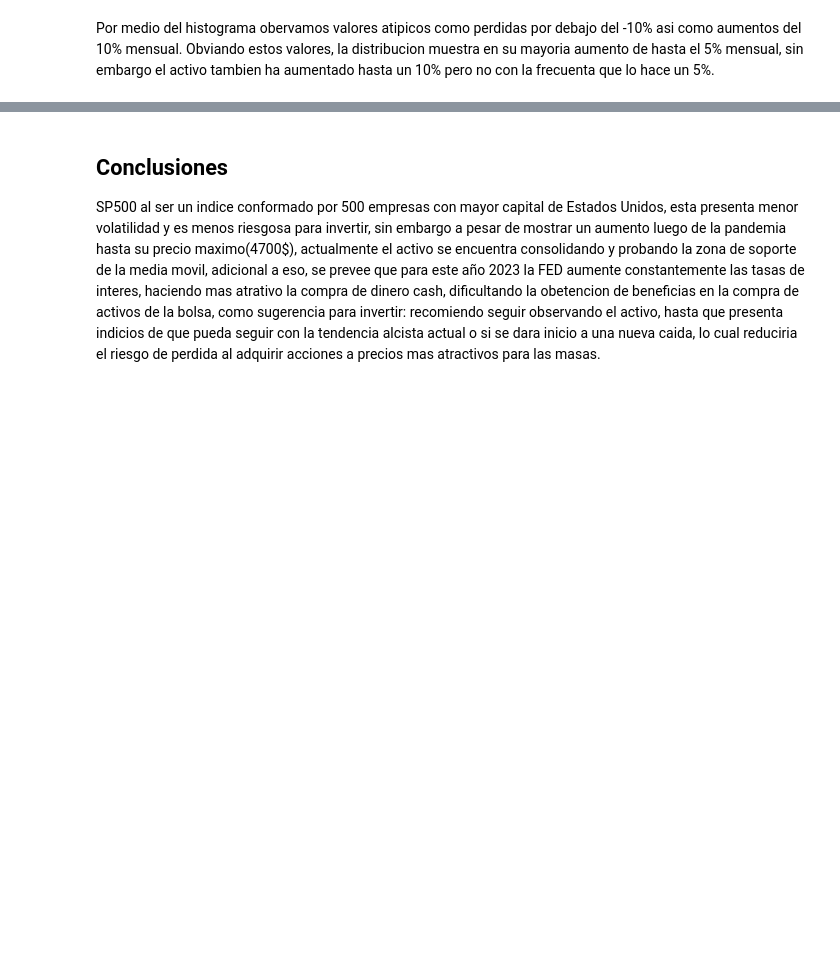
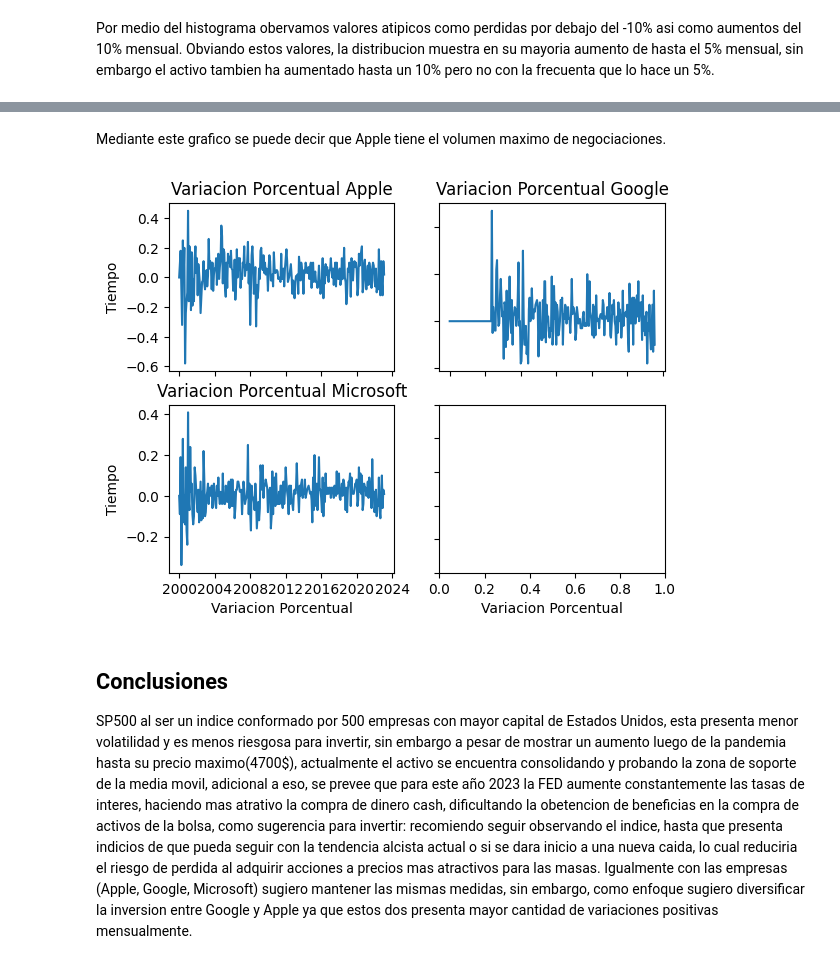
Before and after one commit to Gustgv/Proyecto-Data-Analytics-SP500, a Jupyter notebook: EDA.ipynb, the cells around one changed output, grey strips where cells are left out. Cells and saved outputs as stored; diff of their text form; code cells hidden in the pictures; blank space fills up the shorter version.

```diff
--- a/EDA.ipynb
+++ b/EDA.ipynb
@@ -116,4 +190,26 @@ Por medio del histograma obervamos valores atipicos como perdidas por debajo del
+# %% [markdown]
+Mediante este grafico se puede decir que Apple tiene el volumen maximo de negociaciones.
+# %%
+# Grafico la variacion del valor de las acciones
+
+fig, axs = plt.subplots(2, 2)
+
+axs[0, 0].plot(empresas_data['var_aapl'])
+axs[0, 0].set_title('Variacion Porcentual Apple')
+axs[0, 1].plot(empresas_data['var_goog'])
+axs[0, 1].set_title('Variacion Porcentual Google')
+axs[1, 0].plot(empresas_data['var_msft'])
+axs[1, 0].set_title('Variacion Porcentual Microsoft')
+
+
+for ax in axs.flat:
+    ax.set(xlabel='Variacion Porcentual', ylabel='Tiempo')
+
+for ax in axs.flat:
+    ax.label_outer()
+# %% [output]
+[figure, added]
 # %% [markdown]
 ## Conclusiones
 
-SP500 al ser un indice conformado por 500 empresas con mayor capital de Estados Unidos, esta presenta menor volatilidad y es menos riesgosa para invertir, sin embargo a pesar de mostrar un aumento luego de la pandemia hasta su precio maximo(4700$), actualmente el activo se encuentra consolidando y probando la zona de soporte de la media movil, adicional a eso, se prevee que para este año 2023 la FED aumente constantemente las tasas de interes, haciendo mas atrativo la compra de dinero cash, dificultando la obetencion de beneficias en la compra de activos de la bolsa, como sugerencia para invertir: recomiendo seguir observando el activo, hasta que presenta indicios de que pueda seguir con la tendencia alcista actual o si se dara inicio a una nueva caida, lo cual reduciria el riesgo de perdida al adquirir acciones a precios mas atractivos para las masas.
+SP500 al ser un indice conformado por 500 empresas con mayor capital de Estados Unidos, esta presenta menor volatilidad y es menos riesgosa para invertir, sin embargo a pesar de mostrar un aumento luego de la pandemia hasta su precio maximo(4700$), actualmente el activo se encuentra consolidando y probando la zona de soporte de la media movil, adicional a eso, se prevee que para este año 2023 la FED aumente constantemente las tasas de interes, haciendo mas atrativo la compra de dinero cash, dificultando la obetencion de beneficias en la compra de activos de la bolsa, como sugerencia para invertir: recomiendo seguir observando el indice, hasta que presenta indicios de que pueda seguir con la tendencia alcista actual o si se dara inicio a una nueva caida, lo cual reduciria el riesgo de perdida al adquirir acciones a precios mas atractivos para las masas. Igualmente con las empresas (Apple, Google, Microsoft) sugiero mantener las mismas medidas, sin embargo, como enfoque sugiero diversificar la inversion entre Google y Apple ya que estos dos presenta mayor cantidad de variaciones positivas mensualmente.
```
Also changed, not shown: parts of 10 cells of this notebook, 2 other files.
